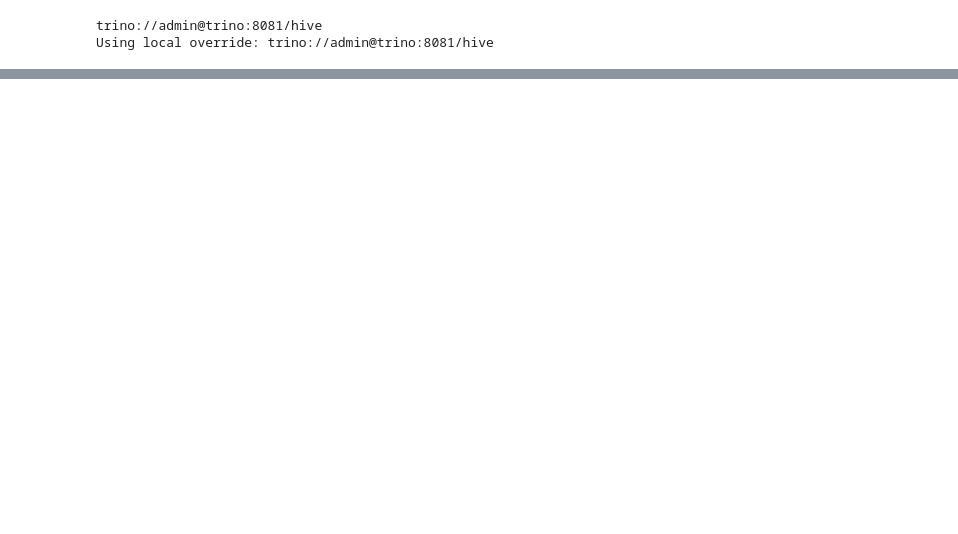
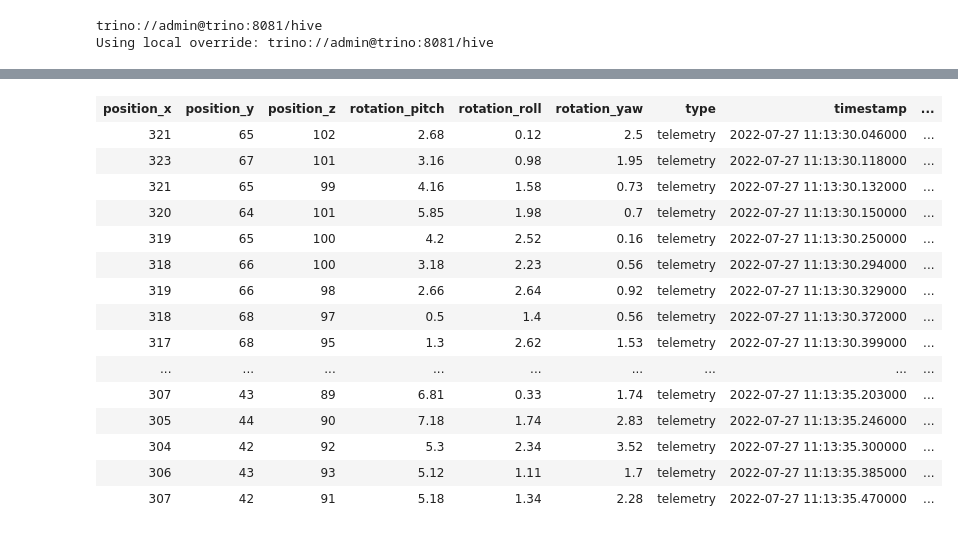
Before and after one commit to NeuronSphere/demo-config-transform-device-load, a Jupyter notebook: src/notebooks/query_event.ipynb, the cells around one changed output, grey strips where cells are left out. Saved outputs shown, nothing was run; the diff lists cells and outputs as text; code cells hidden in the pictures; blank space fills up the shorter version.

```diff
--- a/src/notebooks/query_event.ipynb
+++ b/src/notebooks/query_event.ipynb
@@ -109,0 +59,19 @@ Done.
+# %%
+telemetry
+# %% [output]
+| position_x | position_y | position_z | rotation_pitch | rotation_roll | rotation_yaw | type | timestamp | ... |
+| 321 | 65 | 102 | 2.68 | 0.12 | 2.5 | telemetry | 2022-07-27 11:13:30.046000 | ... |
+| 323 | 67 | 101 | 3.16 | 0.98 | 1.95 | telemetry | 2022-07-27 11:13:30.118000 | ... |
+| 321 | 65 | 99 | 4.16 | 1.58 | 0.73 | telemetry | 2022-07-27 11:13:30.132000 | ... |
+| 320 | 64 | 101 | 5.85 | 1.98 | 0.7 | telemetry | 2022-07-27 11:13:30.150000 | ... |
+| 319 | 65 | 100 | 4.2 | 2.52 | 0.16 | telemetry | 2022-07-27 11:13:30.250000 | ... |
+| 318 | 66 | 100 | 3.18 | 2.23 | 0.56 | telemetry | 2022-07-27 11:13:30.294000 | ... |
+| 319 | 66 | 98 | 2.66 | 2.64 | 0.92 | telemetry | 2022-07-27 11:13:30.329000 | ... |
+| 318 | 68 | 97 | 0.5 | 1.4 | 0.56 | telemetry | 2022-07-27 11:13:30.372000 | ... |
+| 317 | 68 | 95 | 1.3 | 2.62 | 1.53 | telemetry | 2022-07-27 11:13:30.399000 | ... |
+| ... | ... | ... | ... | ... | ... | ... | ... | ... |
+| 307 | 43 | 89 | 6.81 | 0.33 | 1.74 | telemetry | 2022-07-27 11:13:35.203000 | ... |
+| 305 | 44 | 90 | 7.18 | 1.74 | 2.83 | telemetry | 2022-07-27 11:13:35.246000 | ... |
+| 304 | 42 | 92 | 5.3 | 2.34 | 3.52 | telemetry | 2022-07-27 11:13:35.300000 | ... |
+| 306 | 43 | 93 | 5.12 | 1.11 | 1.7 | telemetry | 2022-07-27 11:13:35.385000 | ... |
+| 307 | 42 | 91 | 5.18 | 1.34 | 2.28 | telemetry | 2022-07-27 11:13:35.470000 | ... |
```
Also changed, not shown: parts of 12 cells of this notebook.
